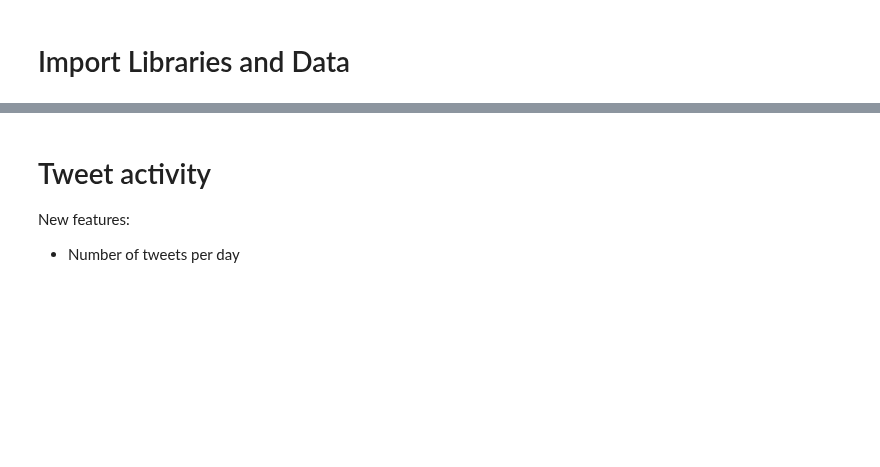
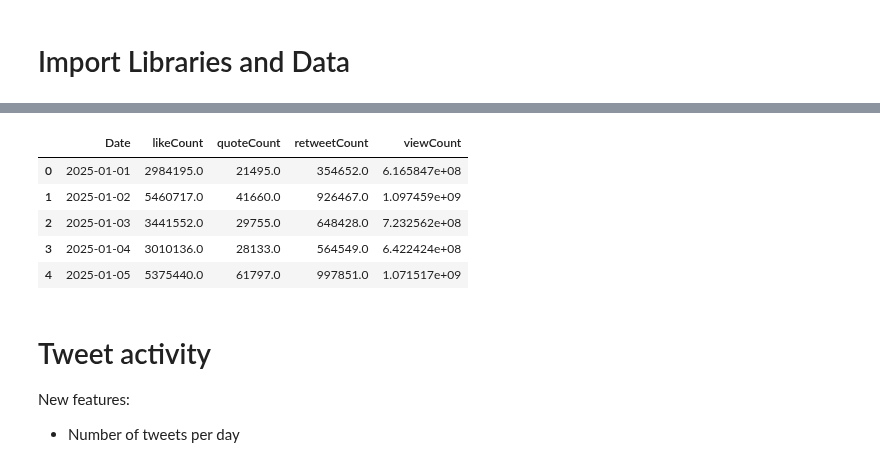
Before and after one commit to pmoll01/COIN2025_VollVertnuetelt, a Jupyter notebook: data/twitter_data/2. Feature_engineering.ipynb, the cells around one changed output, grey strips where cells are left out. Cells and saved outputs as stored; diff of their text form; code cells hidden in the pictures; blank space fills up the shorter version.

Commit message:
Tweet Engagement Metrics hinzugefügt

```diff
--- a/data/twitter_data/2. Feature_engineering.ipynb
+++ b/data/twitter_data/2. Feature_engineering.ipynb
@@ -54,7 +54,7 @@ nltk.download("wordnet")
 [nltk_data]   Package wordnet is already up-to-date!
 True
 # %%
-TEST = False
+TEST = True
 # %%
 musk_twitter_data_all = pd.read_csv(os.path.join('cleaned', 'musk_twitter_data_all.csv'),parse_dates=["createdAt"])
 musk_twitter_data_nlp = pd.read_csv(os.path.join('cleaned', 'musk_twitter_data_nlp.csv'),parse_dates=["createdAt"])
@@ -116,3 +118,23 @@ memory usage: 10.3+ MB
+# %%
+musk_twitter_data_nlp['date'] = pd.to_datetime(musk_twitter_data_nlp['date'])
+
+# Gruppieren nach Tagesdatum und Summierung der gewünschten Spalten
+engagement_metrics = (
+    musk_twitter_data_nlp
+    .groupby(musk_twitter_data_nlp['date'].dt.date)[['likeCount', 'quoteCount', 'retweetCount', 'viewCount']]
+    .sum()
+    .reset_index()
+    .rename(columns={'date': 'Date'})
+)
+
+engagement_metrics.head()
+# %% [output]
+|  | Date | likeCount | quoteCount | retweetCount | viewCount |
+| 0 | 2025-01-01 | 2984195.0 | 21495.0 | 354652.0 | 6.165847e+08 |
+| 1 | 2025-01-02 | 5460717.0 | 41660.0 | 926467.0 | 1.097459e+09 |
+| 2 | 2025-01-03 | 3441552.0 | 29755.0 | 648428.0 | 7.232562e+08 |
+| 3 | 2025-01-04 | 3010136.0 | 28133.0 | 564549.0 | 6.422424e+08 |
+| 4 | 2025-01-05 | 5375440.0 | 61797.0 | 997851.0 | 1.071517e+09 |
 # %% [markdown]
 # Tweet activity
 New features:
```
Also changed, not shown: parts of 4 cells of this notebook.
